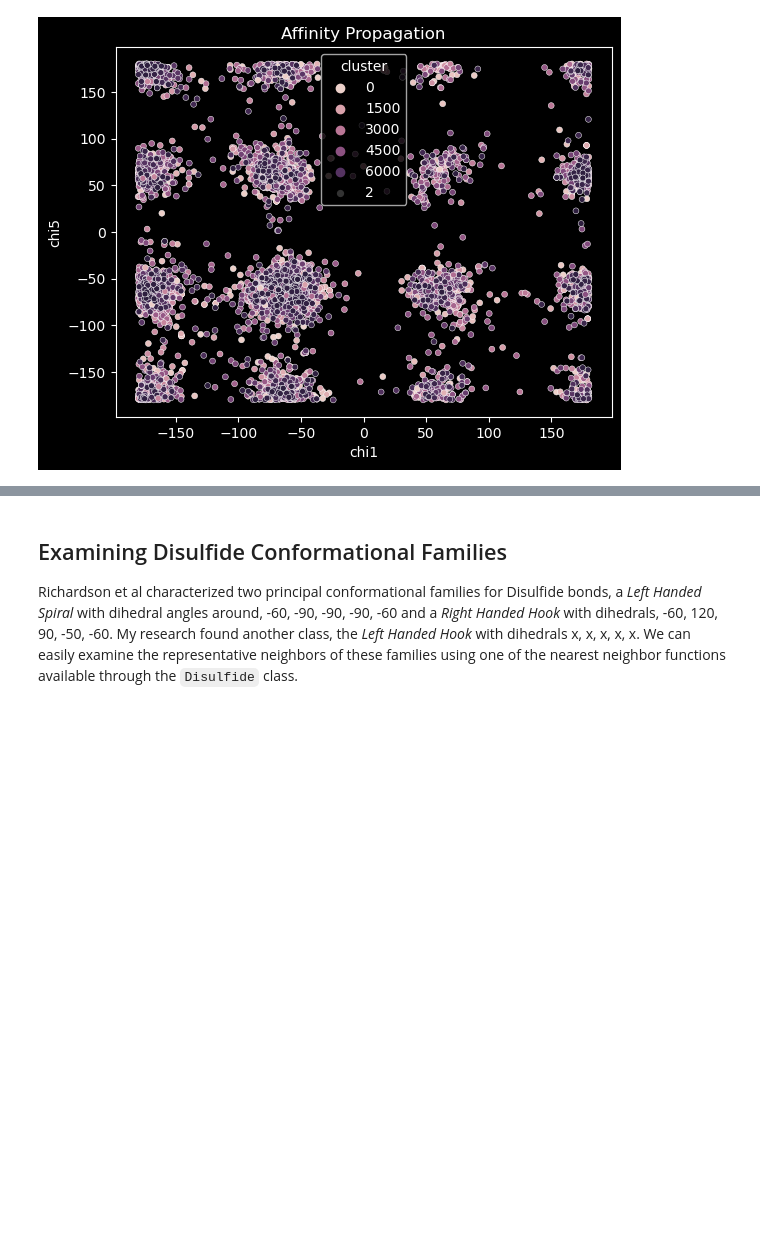
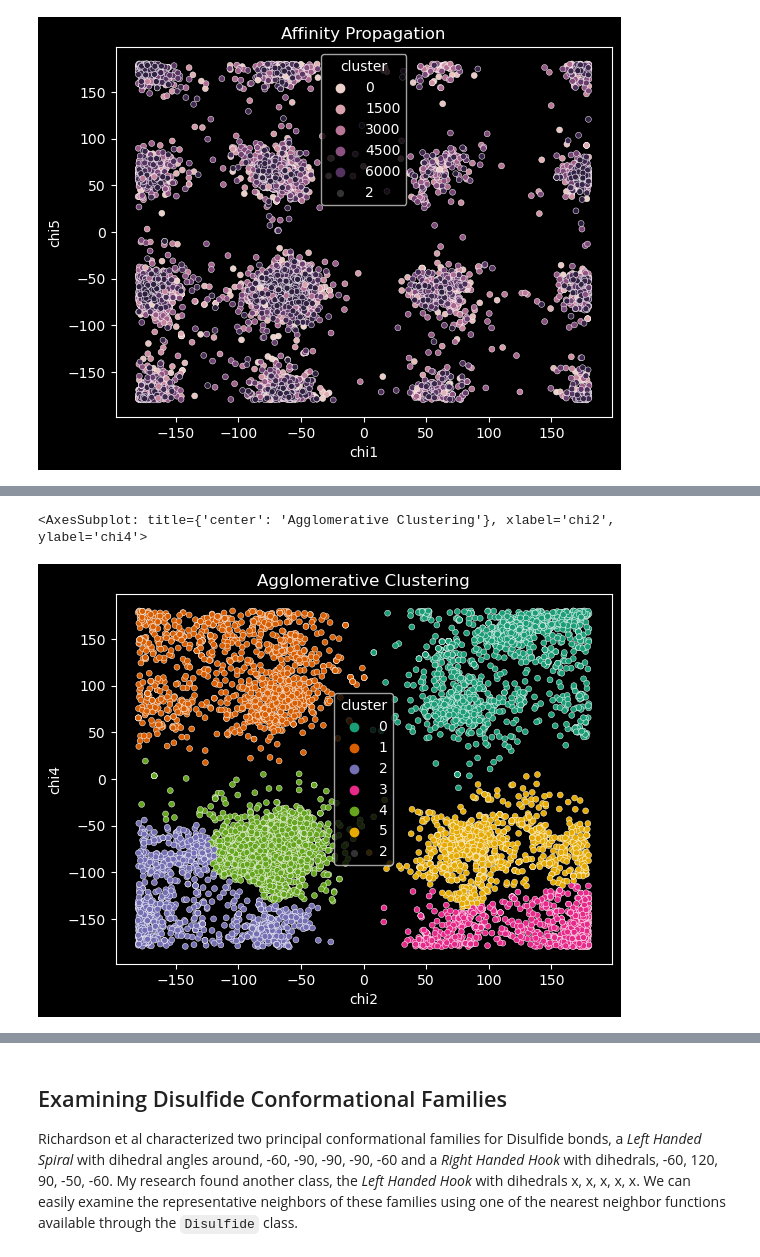
Before and after one commit to suchanek/proteusPy, a Jupyter notebook: notebooks/DisulfideAnalysis.ipynb, the cells around one changed output, grey strips where cells are left out. Cells and saved outputs as stored; diff of their text form; code cells hidden in the pictures; blank space fills up the shorter version.

```diff
--- a/notebooks/DisulfideAnalysis.ipynb
+++ b/notebooks/DisulfideAnalysis.ipynb
@@ -645,0 +609,21 @@ sns.scatterplot(x='chi1', y='chi5', data=X, hue='cluster', ax=ax, size=2, palett
+# %%
+# takes over an hour for full dataset
+from sklearn.cluster import AgglomerativeClustering
+n_clusters = 16
+custom_palette = sns.color_palette("Dark2", n_clusters)
+
+n_clusters = 6
+
+tor_df = SS_df[['chi1', 'chi2', 'chi3', 'chi4', 'chi5', 'torsion_length']].copy()
+X = tor_df.copy()
+
+agg_model = AgglomerativeClustering(n_clusters=n_clusters)
+
+X['cluster'] = agg_model.fit_predict(X[['chi2', 'chi4']])
+
+fig, ax = plt.subplots()
+ax.set(title='Agglomerative Clustering')
+sns.scatterplot(x='chi2', y='chi4', data=X, hue='cluster', ax=ax, size=2, palette=custom_palette)
+# %% [output]
+<AxesSubplot: title={'center': 'Agglomerative Clustering'}, xlabel='chi2', ylabel='chi4'>
+[figure, added]
```
Also changed, not shown: parts of 10 cells of this notebook, 6 other files.
